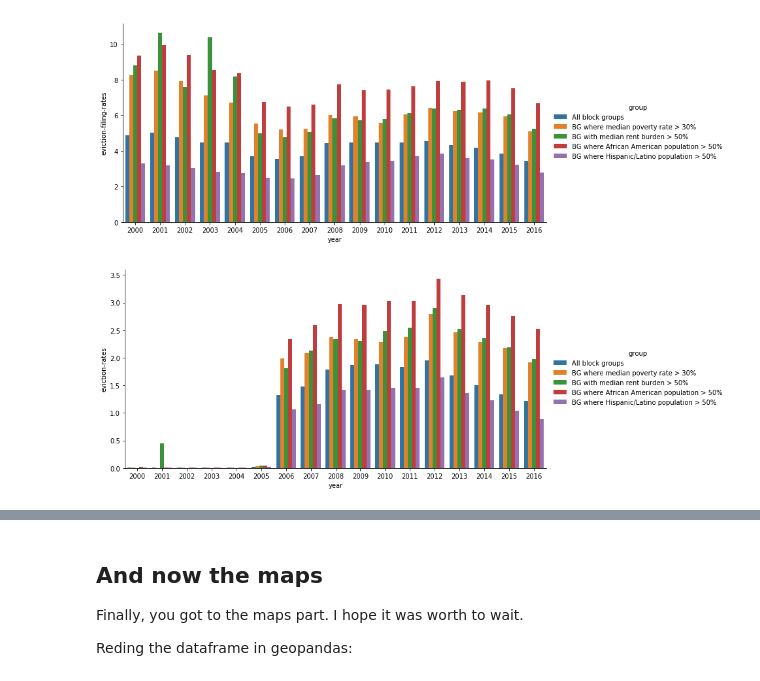
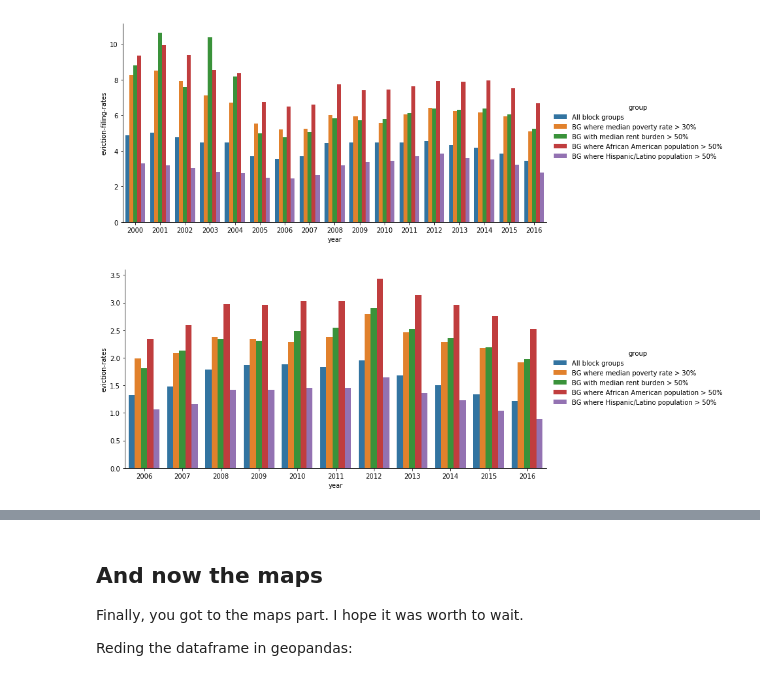
Before and after one commit to luisesanmartin/ml-eviction-chicago, a Jupyter notebook: notebooks/Data exploration - block groups.ipynb, the cells around one changed output, grey strips where cells are left out. Drawn from its saved outputs; the diff is of its cells as text; code cells hidden in the pictures.

```diff
--- a/notebooks/Data exploration - block groups.ipynb
+++ b/notebooks/Data exploration - block groups.ipynb
@@ -389,6 +427,7 @@ df_plot = pd.concat([df_plot, df4], sort=True)
 df_plot = pd.concat([df_plot, df5], sort=True)
 df_plot = pd.concat([df_plot, df6], sort=True)
 df_plot['year'] = df_plot.index
+df_plot['evictions-to-eviction-notices-ratio'] = df_plot['evictions'] / df_plot['eviction-filings'] * 100
 df_plot
 # %% [output]
 |  | eviction-filing-rates | eviction-filings | eviction-rates | evictions | group | renter-occupied-households | ... |
@@ -415,6 +454,6 @@ graph_by_year_er = sns.catplot(x='year', y='eviction-filing-rates', data=df_plot
 # %% [output]
 [figure]
 # %%
-graph_by_year_efr = sns.catplot(x='year', y='eviction-rates', data=df_plot, aspect=2, kind='bar', hue='group')
+graph_by_year_efr = sns.catplot(x='year', y='eviction-rates', data=df_plot[df_plot['year']>2005], aspect=2, kind='bar', hue='group')
 # %% [output]
-[figure, old version]
+[figure, new version]
```
Also changed, not shown: parts of 7 cells of this notebook.
